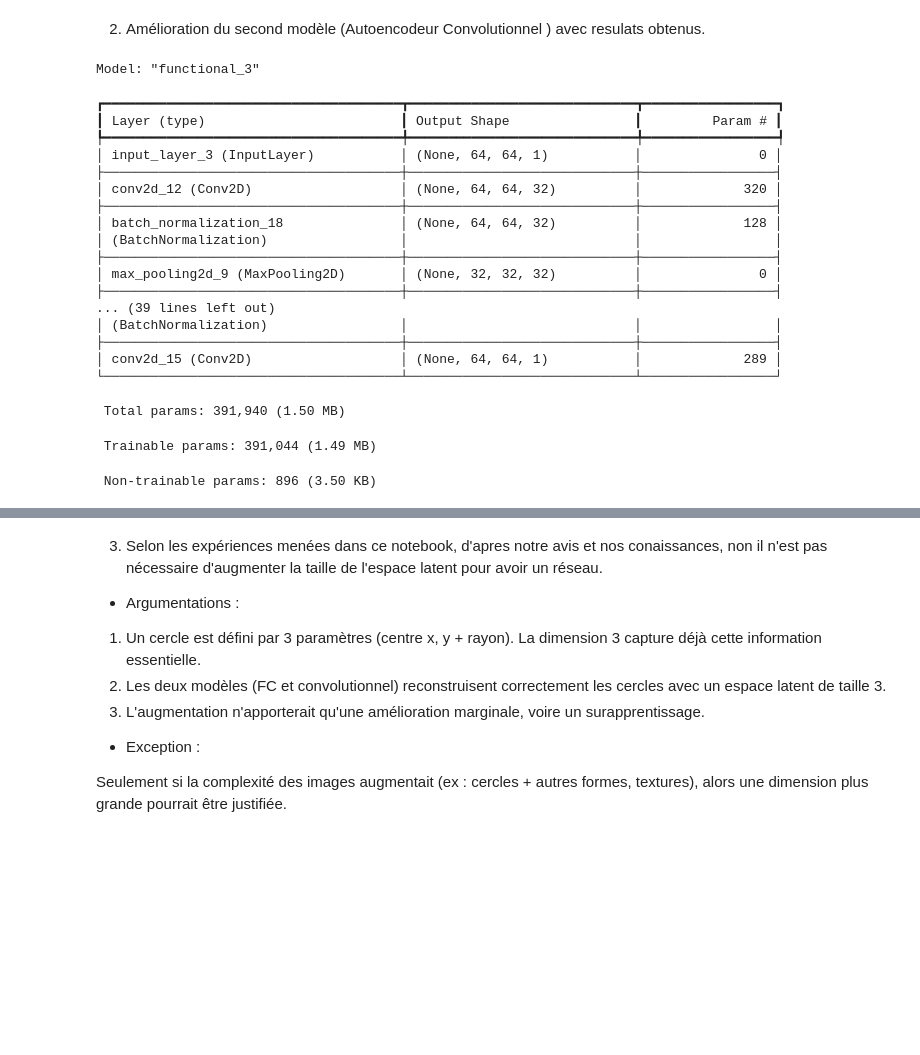
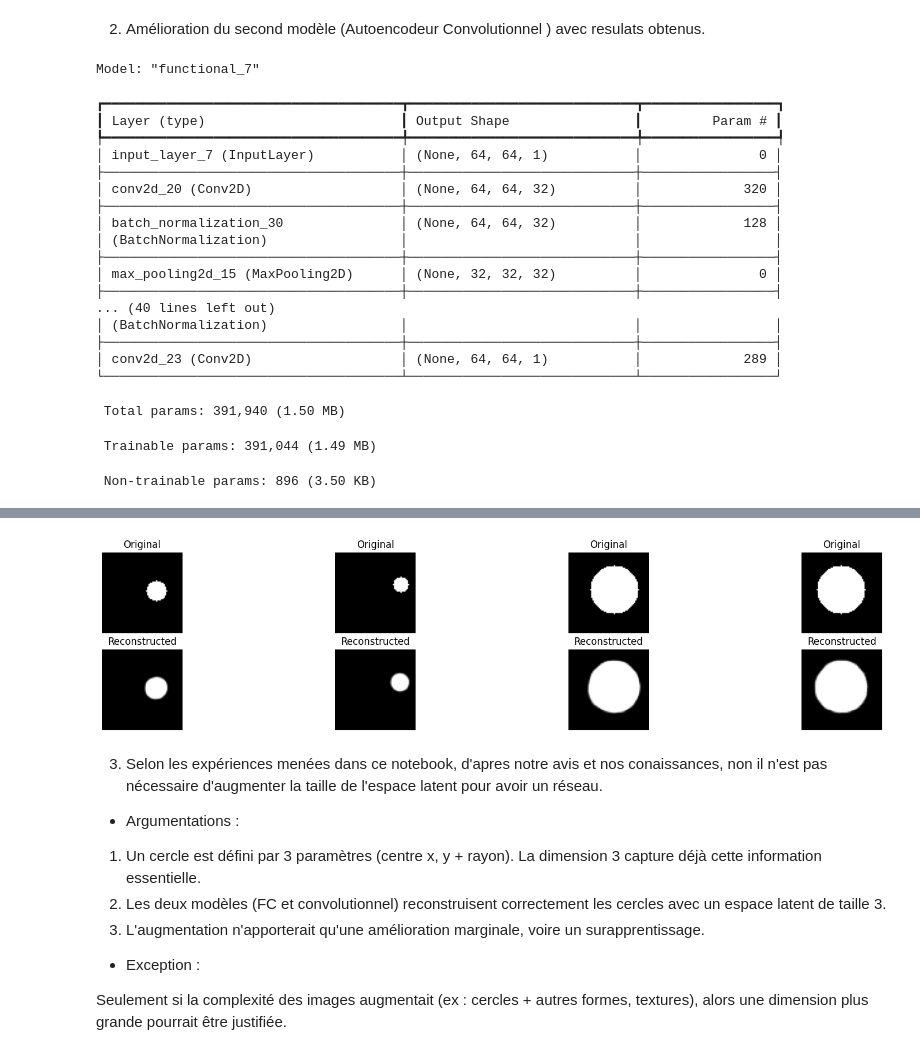
Before and after one commit to TatumLn/Puzzles_Game, a Jupyter notebook: Computer_Vision/Autoencodeurs_TP2Groupe.ipynb, the cells around one changed output, grey strips where cells are left out. Saved outputs shown, nothing was run; the diff lists cells and outputs as text; code cells hidden in the pictures; blank space fills up the shorter version.

```diff
--- a/Computer_Vision/Autoencodeurs_TP2Groupe.ipynb
+++ b/Computer_Vision/Autoencodeurs_TP2Groupe.ipynb
@@ -380,6 +407,10 @@ plt.show()
 2. Amélioration du second modèle (Autoencodeur Convolutionnel
 ) avec resulats obtenus.
 # %%
+import numpy as np
+import cv2
+import matplotlib.pyplot as plt
+from sklearn.model_selection import train_test_split
 from tensorflow.keras import layers, models
 
 input_img = layers.Input(shape=(64, 64, 1))
@@ -421,7 +452,8 @@ autoencoder_conv_improved.compile(optimizer='adam', loss='binary_crossentropy')
 autoencoder_conv_improved.summary()
 
 # Training
-history_conv_improved = autoencoder_conv_improved.fit( train_data, train_data,
+history_conv_improved = autoencoder_conv_improved.fit(
+    train_data, train_data,
     epochs=30,
     batch_size=128,
     shuffle=True,
@@ -446,23 +478,23 @@ for i in range(4):
     plt.axis('off')
 plt.show()
 # %% [output]
-Model: "functional_3"
+Model: "functional_7"
 ┏━━━━━━━━━━━━━━━━━━━━━━━━━━━━━━━━━━━━━━┳━━━━━━━━━━━━━━━━━━━━━━━━━━━━━┳━━━━━━━━━━━━━━━━━┓
 ┃ Layer (type)                         ┃ Output Shape                ┃         Param # ┃
 ┡━━━━━━━━━━━━━━━━━━━━━━━━━━━━━━━━━━━━━━╇━━━━━━━━━━━━━━━━━━━━━━━━━━━━━╇━━━━━━━━━━━━━━━━━┩
-│ input_layer_3 (InputLayer)           │ (None, 64, 64, 1)           │               0 │
+│ input_layer_7 (InputLayer)           │ (None, 64, 64, 1)           │               0 │
 ├──────────────────────────────────────┼─────────────────────────────┼─────────────────┤
-│ conv2d_12 (Conv2D)                   │ (None, 64, 64, 32)          │             320 │
+│ conv2d_20 (Conv2D)                   │ (None, 64, 64, 32)          │             320 │
 ├──────────────────────────────────────┼─────────────────────────────┼─────────────────┤
-│ batch_normalization_18               │ (None, 64, 64, 32)          │             128 │
+│ batch_normalization_30               │ (None, 64, 64, 32)          │             128 │
 │ (BatchNormalization)                 │                             │                 │
 ├──────────────────────────────────────┼─────────────────────────────┼─────────────────┤
-│ max_pooling2d_9 (MaxPooling2D)       │ (None, 32, 32, 32)          │               0 │
+│ max_pooling2d_15 (MaxPooling2D)      │ (None, 32, 32, 32)          │               0 │
 ├──────────────────────────────────────┼─────────────────────────────┼─────────────────┤
-... (39 lines left out)
+... (40 lines left out)
 │ (BatchNormalization)                 │                             │                 │
 ├──────────────────────────────────────┼─────────────────────────────┼─────────────────┤
-│ conv2d_15 (Conv2D)                   │ (None, 64, 64, 1)           │             289 │
+│ conv2d_23 (Conv2D)                   │ (None, 64, 64, 1)           │             289 │
 └──────────────────────────────────────┴─────────────────────────────┴─────────────────┘
  Total params: 391,940 (1.50 MB)
  Trainable params: 391,044 (1.49 MB)
@@ -487,3 +519,4 @@ Epoch 23/30
+[figure, added]
 # %% [markdown]
 3. Selon les expériences menées dans ce notebook, d'apres notre avis et nos conaissances, non il n'est pas nécessaire d'augmenter la taille de l'espace latent pour avoir un réseau.
 
```
Also changed, not shown: parts of 3 cells of this notebook.
